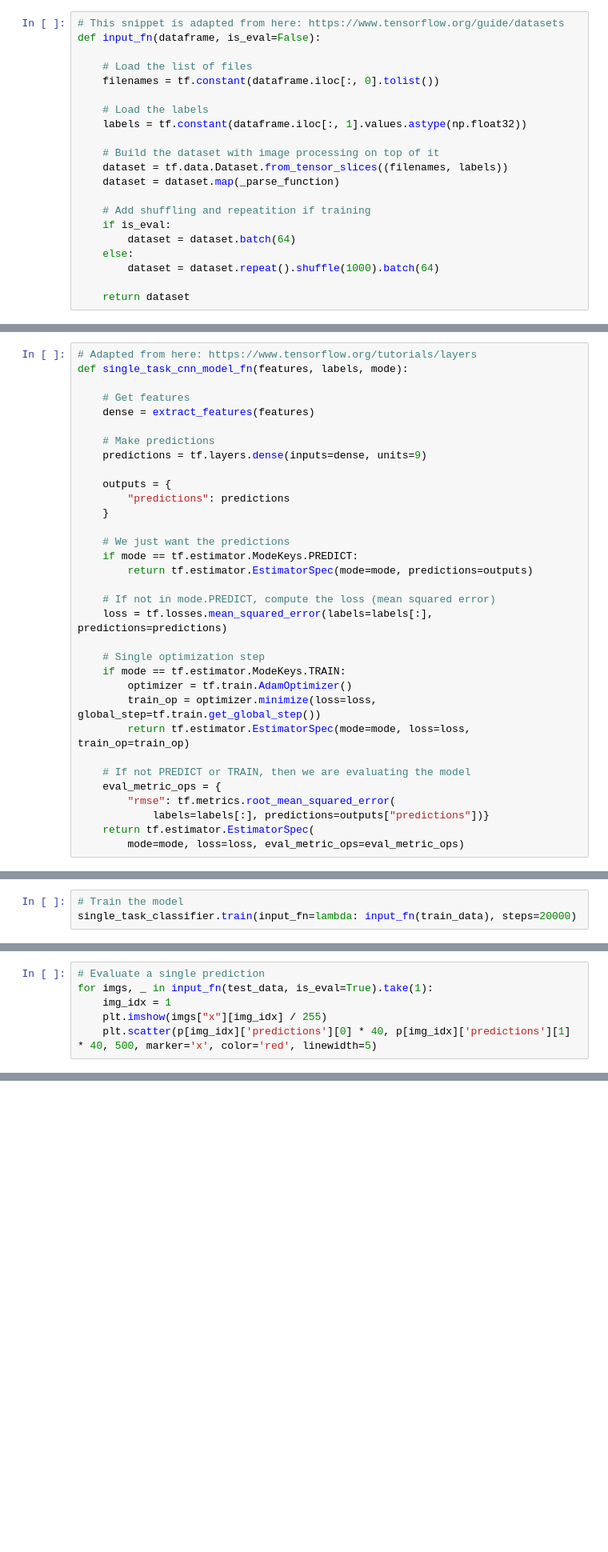
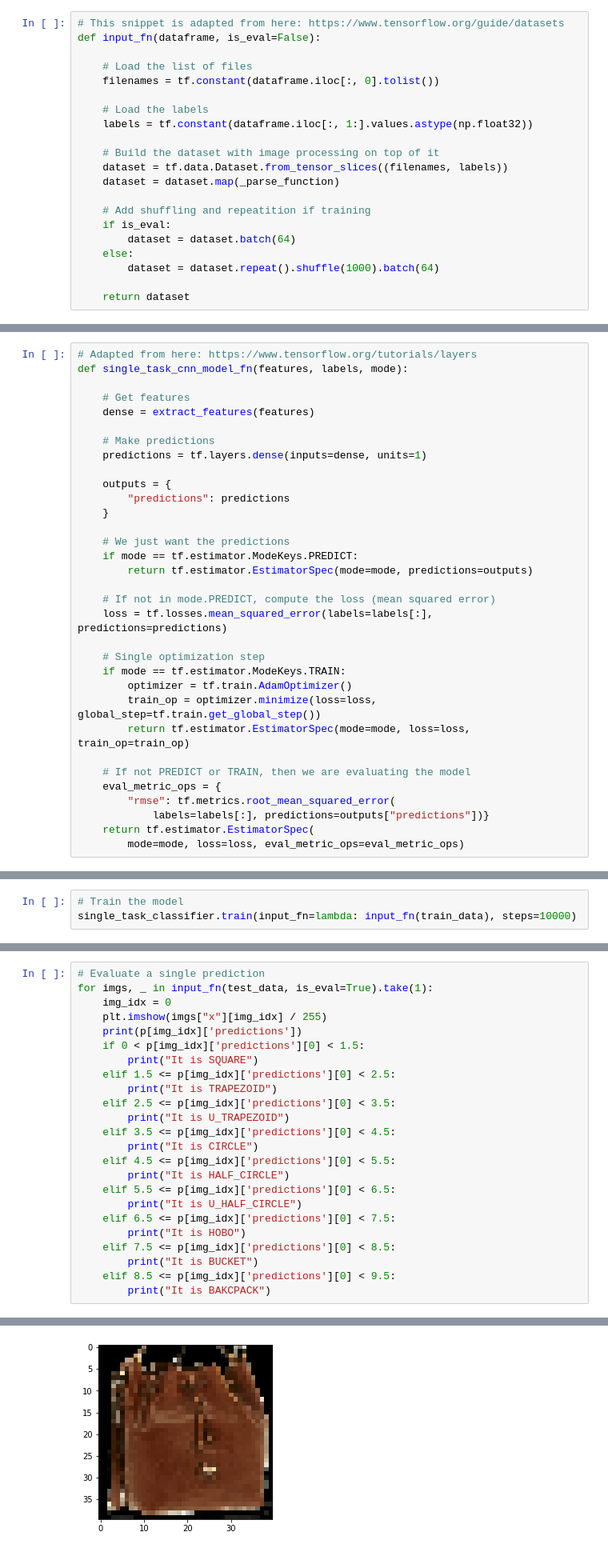
Before and after one commit to mondeique/multi-task-learning, a Jupyter notebook: tf_MTL.ipynb, the cells around one changed output, grey strips where cells are left out. Shown: that part at 80% size. Saved outputs shown, nothing was run; the diff lists cells and outputs as text; blank space fills up the shorter version.

Commit message:
[UPDATED] update MTL code & single task learning

```diff
--- a/tf_MTL.ipynb
+++ b/tf_MTL.ipynb
@@ -52,7 +65,7 @@ def input_fn(dataframe, is_eval=False):
     filenames = tf.constant(dataframe.iloc[:, 0].tolist())
 
     # Load the labels
-    labels = tf.constant(dataframe.iloc[:, 1].values.astype(np.float32))
+    labels = tf.constant(dataframe.iloc[:, 1:].values.astype(np.float32))
 
     # Build the dataset with image processing on top of it
     dataset = tf.data.Dataset.from_tensor_slices((filenames, labels))
@@ -111,7 +130,7 @@ def single_task_cnn_model_fn(features, labels, mode):
     dense = extract_features(features)
 
     # Make predictions
-    predictions = tf.layers.dense(inputs=dense, units=9)
+    predictions = tf.layers.dense(inputs=dense, units=1)
 
     outputs = {
         "predictions": predictions
@@ -145,4 +174,4 @@ single_task_classifier = tf.estimator.Estimator(
 ### Train & evaluate & test model
 # %%
 # Train the model
-single_task_classifier.train(input_fn=lambda: input_fn(train_data), steps=20000)
+single_task_classifier.train(input_fn=lambda: input_fn(train_data), steps=10000)
@@ -153,6 +237,0 @@ p = list(single_task_classifier.predict(lambda: input_fn(test_data, is_eval=True
-# %%
-# Evaluate a single prediction
-for imgs, _ in input_fn(test_data, is_eval=True).take(1):
-    img_idx = 1
-    plt.imshow(imgs["x"][img_idx] / 255)
-    plt.scatter(p[img_idx]['predictions'][0] * 40, p[img_idx]['predictions'][1] * 40, 500, marker='x', color='red', linewidth=5)
@@ -158,0 +258,25 @@ for imgs, _ in input_fn(test_data, is_eval=True).take(1):
+# %%
+# Evaluate a single prediction
+for imgs, _ in input_fn(test_data, is_eval=True).take(1):
+    img_idx = 0
+    plt.imshow(imgs["x"][img_idx] / 255)
+    print(p[img_idx]['predictions'])
+    if 0 < p[img_idx]['predictions'][0] < 1.5:
+        print("It is SQUARE")
+    elif 1.5 <= p[img_idx]['predictions'][0] < 2.5:
+        print("It is TRAPEZOID")
+    elif 2.5 <= p[img_idx]['predictions'][0] < 3.5:
+        print("It is U_TRAPEZOID")
+    elif 3.5 <= p[img_idx]['predictions'][0] < 4.5:
+        print("It is CIRCLE")
+    elif 4.5 <= p[img_idx]['predictions'][0] < 5.5:
+        print("It is HALF_CIRCLE")
+    elif 5.5 <= p[img_idx]['predictions'][0] < 6.5:
+        print("It is U_HALF_CIRCLE")
+    elif 6.5 <= p[img_idx]['predictions'][0] < 7.5:
+        print("It is HOBO")
+    elif 7.5 <= p[img_idx]['predictions'][0] < 8.5:
+        print("It is BUCKET")
+    elif 8.5 <= p[img_idx]['predictions'][0] < 9.5:
+        print("It is BAKCPACK")
+# %% [output]
@@ -159,3 +287,4 @@ for imgs, _ in input_fn(test_data, is_eval=True).take(1):
+[figure, added]
 # %% [markdown]
 ## Simplifying the code of the custom estimator with the Head API
 # %%
```
Also changed, not shown: parts of 10 cells of this notebook.
